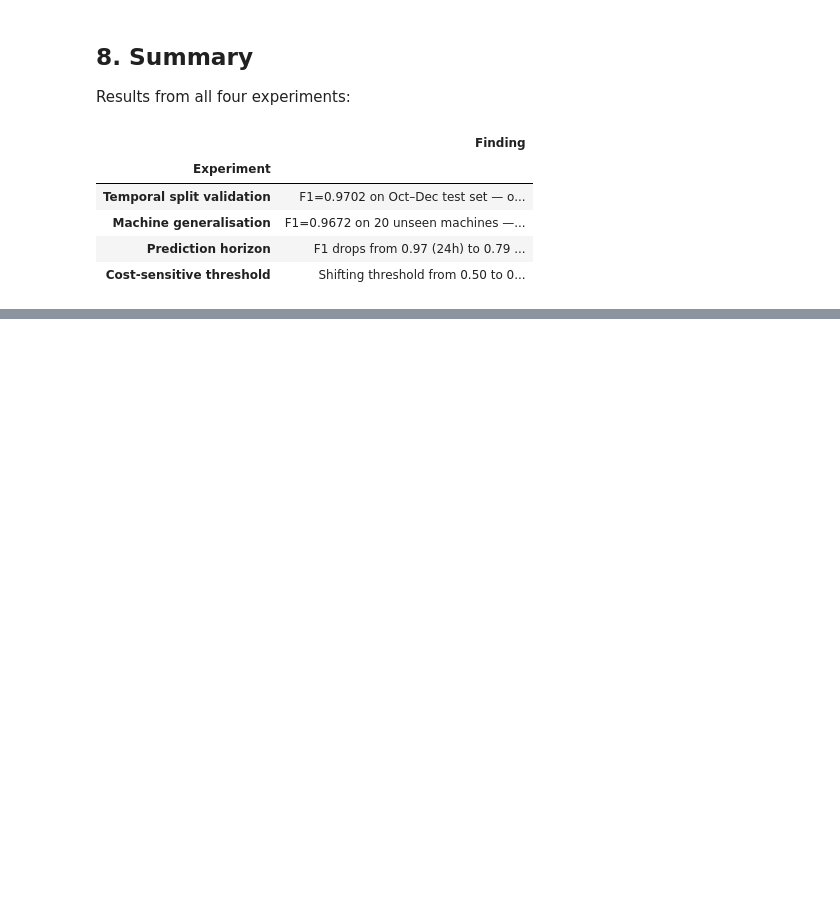
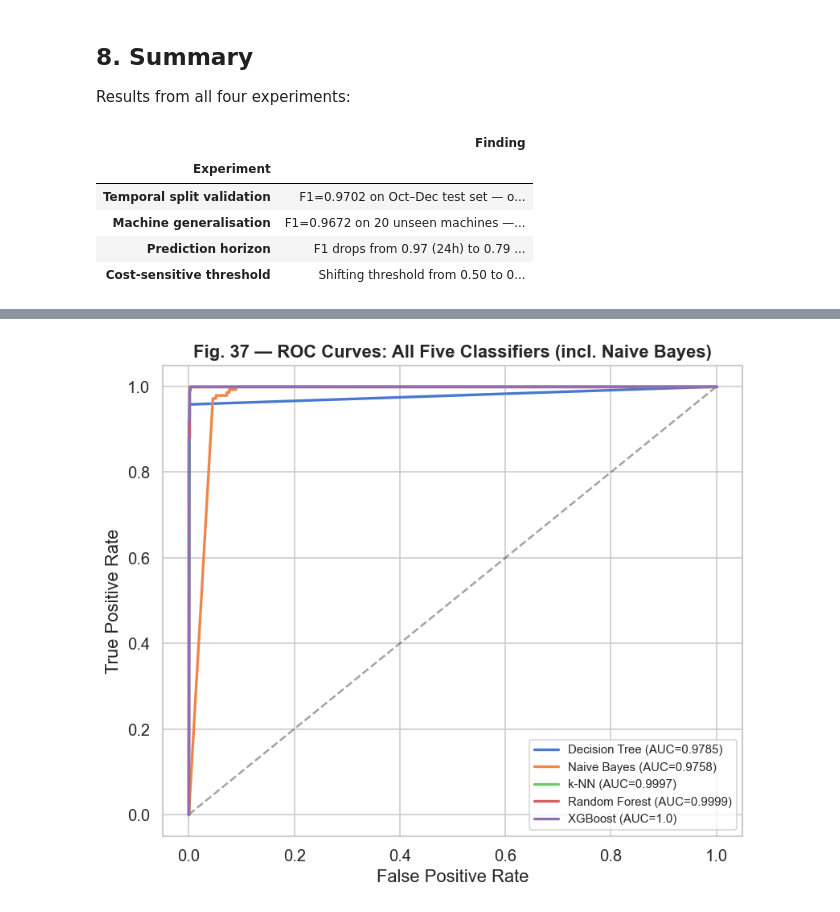
Before and after one commit to aylinbrtc/predictive-maintenance, a Jupyter notebook: notebooks/05_advanced_analysis.ipynb, the cells around one changed output, grey strips where cells are left out. Drawn from its saved outputs; the diff is of its cells as text; code cells hidden in the pictures; blank space fills up the shorter version.

```diff
--- a/notebooks/05_advanced_analysis.ipynb
+++ b/notebooks/05_advanced_analysis.ipynb
@@ -510,0 +587,33 @@ display(summary)
+# %%
+# ROC curve including Naive Bayes
+fig, ax = plt.subplots(figsize=(7, 6))
+ax.plot([0, 1], [0, 1], 'k--', alpha=0.4)
+
+palette_5 = sns.color_palette('muted', 5)
+entries = [
+    ('Decision Tree',  'models/decision_tree.joblib',       False),
+    ('Naive Bayes',     None,                                True),
+    ('k-NN',            'models/knn_best.joblib',            True),
+    ('Random Forest',  'models/random_forest_tuned.joblib', False),
+    ('XGBoost',        'models/xgboost_tuned.joblib',       False),
+]
+for idx, (name, path, needs_scale) in enumerate(entries):
+    if path is None:
+        pr = prob_nb
+    else:
+        m  = joblib.load(f'../{path}')
+        Xt = X_test_s if needs_scale else X_test_r
+        pr = m.predict_proba(Xt)[:, 1]
+    auc = round(roc_auc_score(y_test_r, pr), 4)
+    fpr, tpr, _ = roc_curve(y_test_r, pr)
+    ax.plot(fpr, tpr, linewidth=2, color=palette_5[idx], label=f'{name} (AUC={auc})')
+
+ax.set_xlabel('False Positive Rate')
+ax.set_ylabel('True Positive Rate')
+ax.set_title('Fig. 37 — ROC Curves: All Five Classifiers (incl. Naive Bayes)', fontweight='bold')
+ax.legend(fontsize=9)
+plt.tight_layout()
+plt.savefig('../figures/roc_all_five.png', dpi=300, bbox_inches='tight')
+plt.show()
+# %% [output]
+[figure, added]
```
Also changed, not shown: parts of 14 cells of this notebook, 5 other files.
